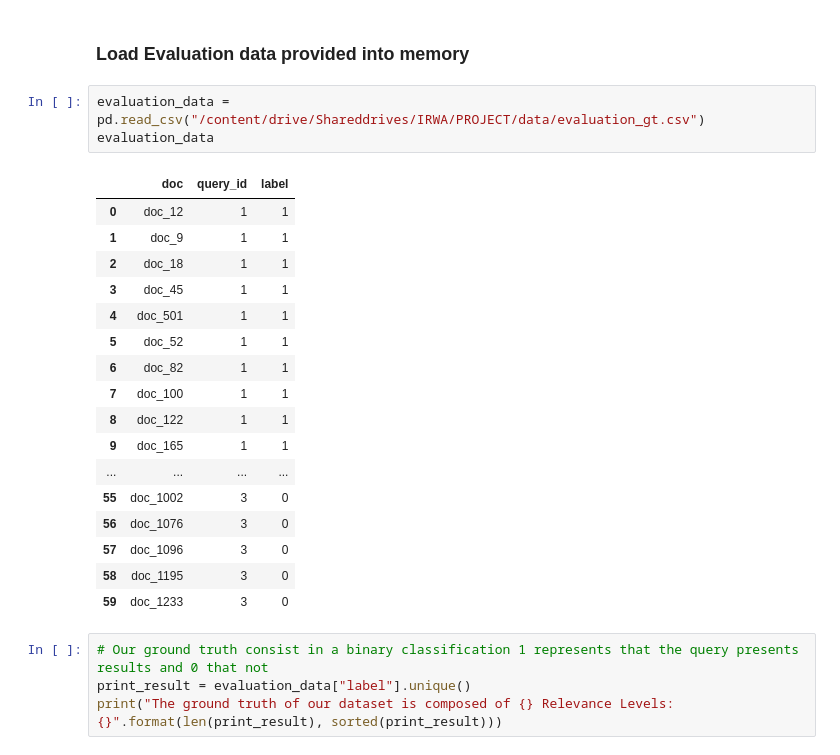
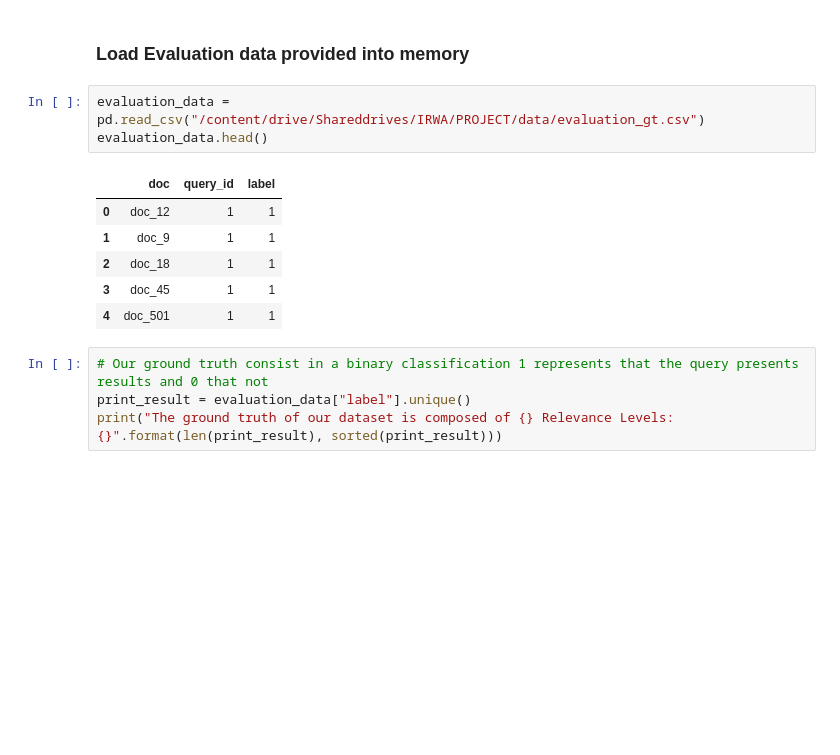
Before and after one commit to homexiang3/IRWA-2022-u172769-u172801, a Jupyter notebook: Project/P2/IRWA-2022-u172769-u172801-part-2.ipynb, the cells around one changed output. Saved outputs shown, nothing was run; the diff lists cells and outputs as text; blank space fills up the shorter version.

```diff
--- a/Project/P2/IRWA-2022-u172769-u172801-part-2.ipynb
+++ b/Project/P2/IRWA-2022-u172769-u172801-part-2.ipynb
@@ -476,25 +479,14 @@ In this part we are going to implement some metrics used for the evaluation of a
 ### Load Evaluation data provided into memory
 # %%
 evaluation_data = pd.read_csv("/content/drive/Shareddrives/IRWA/PROJECT/data/evaluation_gt.csv")
-evaluation_data
+evaluation_data.head()
 # %% [output]
 |  | doc | query_id | label |
 | 0 | doc_12 | 1 | 1 |
 | 1 | doc_9 | 1 | 1 |
 | 2 | doc_18 | 1 | 1 |
 | 3 | doc_45 | 1 | 1 |
 | 4 | doc_501 | 1 | 1 |
-| 5 | doc_52 | 1 | 1 |
-| 6 | doc_82 | 1 | 1 |
-| 7 | doc_100 | 1 | 1 |
-| 8 | doc_122 | 1 | 1 |
-| 9 | doc_165 | 1 | 1 |
-| ... | ... | ... | ... |
-| 55 | doc_1002 | 3 | 0 |
-| 56 | doc_1076 | 3 | 0 |
-| 57 | doc_1096 | 3 | 0 |
-| 58 | doc_1195 | 3 | 0 |
-| 59 | doc_1233 | 3 | 0 |
 # %%
 # Our ground truth consist in a binary classification 1 represents that the query presents results and 0 that not
 print_result = evaluation_data["label"].unique()
```
Also changed, not shown: parts of 49 cells of this notebook, 1 other file.
